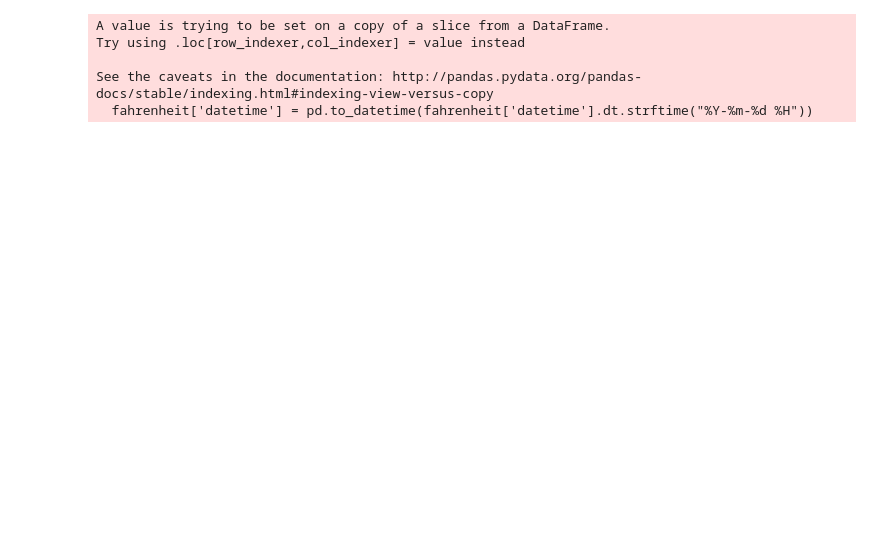
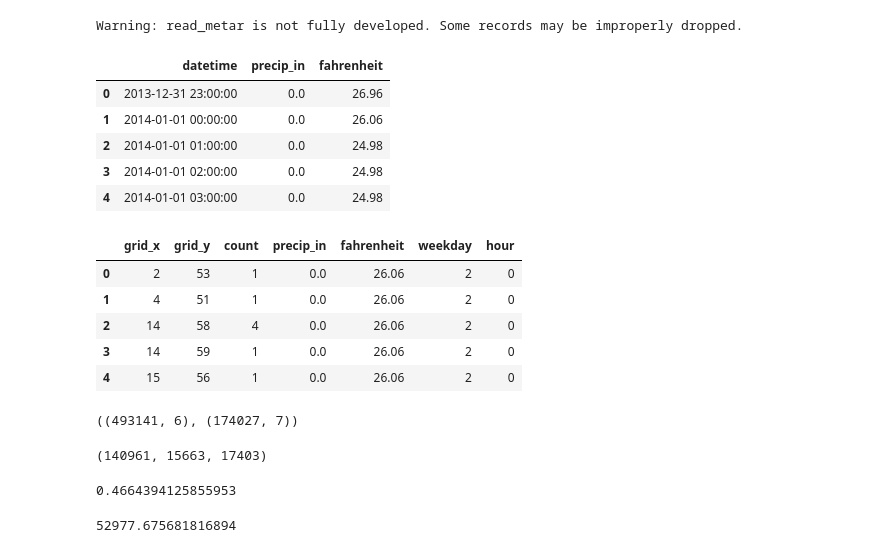
Before and after one commit to atkm/taxi-demand-prediction, a Jupyter notebook: Demand Prediction.ipynb, the cells around one changed output. Cells and saved outputs as stored; diff of their text form; code cells hidden in the pictures; blank space fills up the shorter version.

Commit message:
demand prediction start

```diff
--- a/Demand Prediction.ipynb
+++ b/Demand Prediction.ipynb
@@ -23,0 +48,6 @@ df.head()
+# %%
+size='small'
+rides = datautils.read_rides(f'data/yellow_tripdata_2014-01_{size}.csv')
+rides = datautils.clean_rides(rides)
+rides['join_datetime'] = pd.to_datetime(rides.pickup_datetime.dt.strftime("%Y-%m-%d %H"))
+rides.head()
@@ -23,0 +61,4 @@ df.head()
+# %%
+# minutes and seconds information are unnecessary.
+rides = datautils.add_grid_cols(rides).drop(['pickup_latitude', 'pickup_longitude', 'pickup_datetime'], axis=1)
+rides.head()
@@ -23,0 +72,5 @@ df.head()
+# %%
+#counts = rides.set_index('join_datetime').groupby([pd.Grouper(freq='1H', level='join_datetime'), 'grid_x', 'grid_y']).size()
+counts = rides.groupby(['join_datetime', 'grid_x', 'grid_y']).size()
+counts = counts.reset_index(name='count')
+counts.head() # For an unknown reason, the hour info is implicit in the printed table
@@ -24,8 +84,32 @@ df.head()
 # %%
-metar_201401 = datautils.read_metar('data/metar_data/lga_2014-01.csv')
+metar = datautils.read_metar('data/metar_data/lga_2014-01.csv')
+metar.head()
 # %% [output]
-A value is trying to be set on a copy of a slice from a DataFrame.
-Try using .loc[row_indexer,col_indexer] = value instead
-
-See the caveats in the documentation: http://pandas.pydata.org/pandas-docs/stable/indexing.html#indexing-view-versus-copy
-  fahrenheit['datetime'] = pd.to_datetime(fahrenheit['datetime'].dt.strftime("%Y-%m-%d %H"))
+Warning: read_metar is not fully developed. Some records may be improperly dropped.
+|  | datetime | precip_in | fahrenheit |
+| 0 | 2013-12-31 23:00:00 | 0.0 | 26.96 |
+| 1 | 2014-01-01 00:00:00 | 0.0 | 26.06 |
+| 2 | 2014-01-01 01:00:00 | 0.0 | 24.98 |
+| 3 | 2014-01-01 02:00:00 | 0.0 | 24.98 |
+| 4 | 2014-01-01 03:00:00 | 0.0 | 24.98 |
+# %%
+# since there are hours without weather info, some rides are dropped.
+df = pd.merge(counts, metar, left_on='join_datetime', right_on='datetime', how='inner')
+df['weekday'] = df.datetime.dt.weekday
+df['hour'] = df.datetime.dt.hour
+df = df.drop(['join_datetime', 'datetime'], axis=1)
+# data ready for model training.
+df.head()
+# %% [output]
+|  | grid_x | grid_y | count | precip_in | fahrenheit | weekday | hour |
+| 0 | 2 | 53 | 1 | 0.0 | 26.06 | 2 | 0 |
+| 1 | 4 | 51 | 1 | 0.0 | 26.06 | 2 | 0 |
+| 2 | 14 | 58 | 4 | 0.0 | 26.06 | 2 | 0 |
+| 3 | 14 | 59 | 1 | 0.0 | 26.06 | 2 | 0 |
+| 4 | 15 | 56 | 1 | 0.0 | 26.06 | 2 | 0 |
+# %%
+# 9866 - 9452 = 414 rides were dropped. For each missing hour, there are several corresponding grid cells.
+df_left_join = pd.merge(rides, metar, left_on='join_datetime', right_on='datetime', how='left')
+df_left_join.shape, df.shape
+# %% [output]
+((493141, 6), (174027, 7))
@@ -31,0 +123,15 @@ See the caveats in the documentation: http://pandas.pydata.org/pandas-docs/stabl
+# %%
+len(X_train), len(X_dev), len(X_test)
+# %% [output]
+(140961, 15663, 17403)
+# %%
+rf = RandomForestRegressor()
+rf.fit(X_train, y_train)
+rf.score(X_dev, y_dev)
+# %% [output]
+0.4664394125855953
+# %%
+y_pred = rf.predict(X_dev)
+np.sum(np.square(y_dev - y_pred))
+# %% [output]
+52977.675681816894
```
Also changed, not shown: parts of 23 cells of this notebook, 2 other files.
